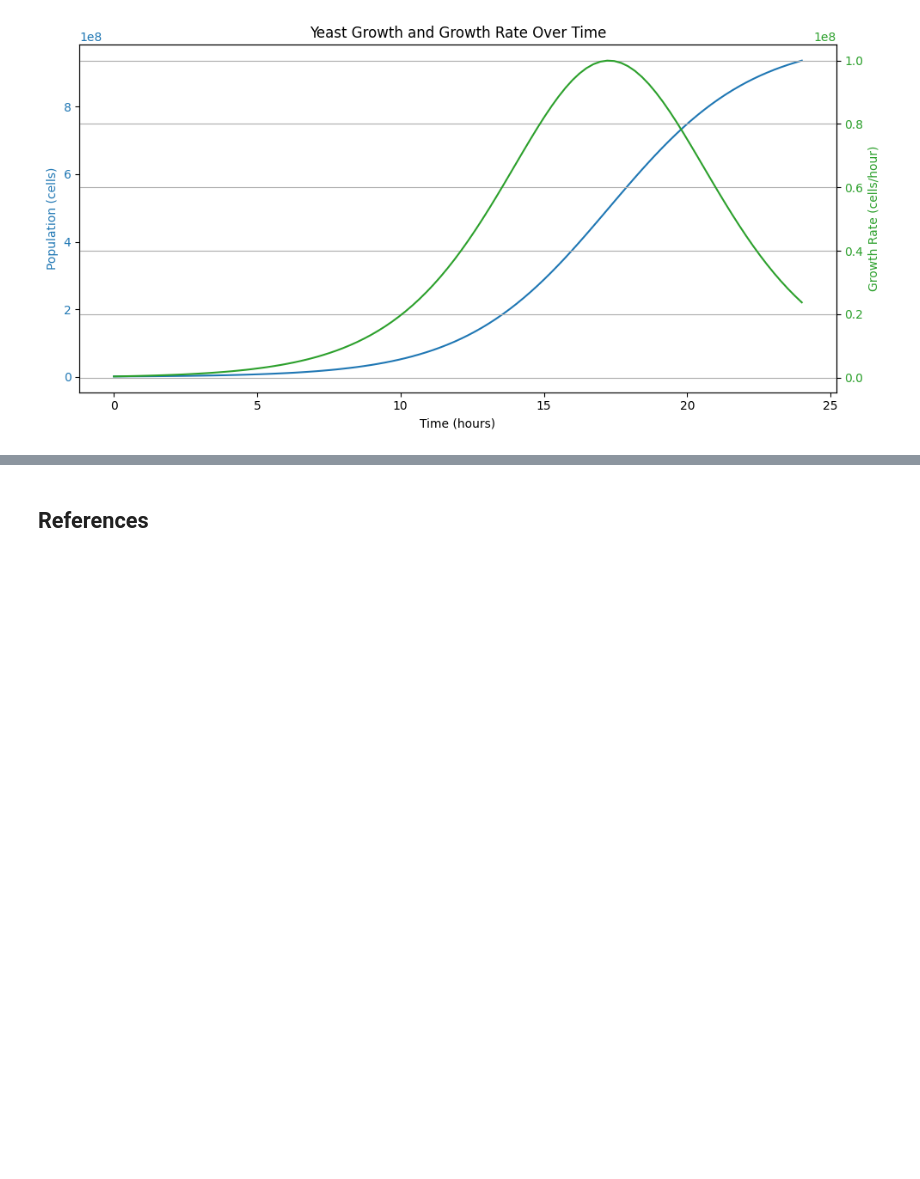
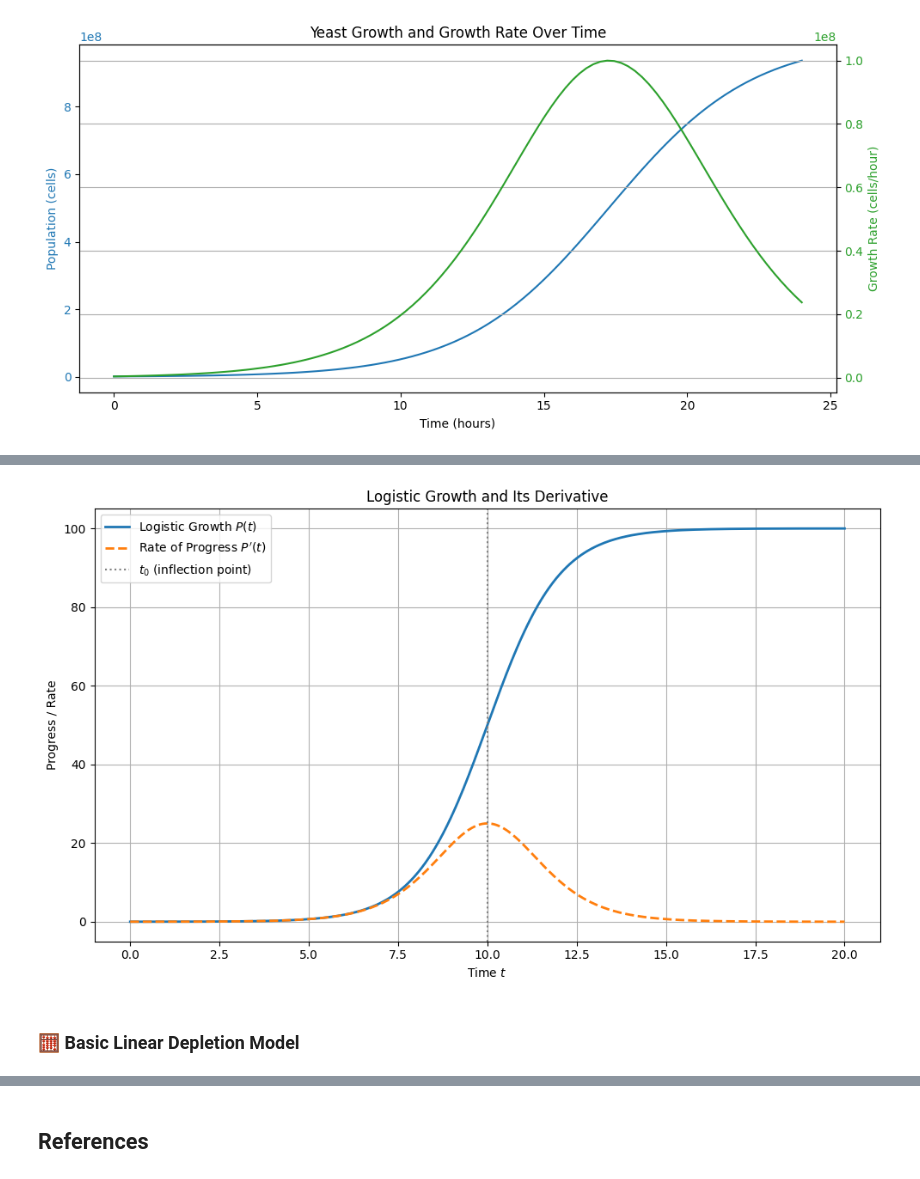
Before and after one commit to dbremont/algorithms, a Jupyter notebook: cm/differential.ipynb, the cells around one changed output, grey strips where cells are left out. Drawn from its saved outputs; the diff is of its cells as text; code cells hidden in the pictures; blank space fills up the shorter version.

```diff
--- a/cm/differential.ipynb
+++ b/cm/differential.ipynb
@@ -131,0 +316,34 @@ plt.show()
+# %%
+import numpy as np
+import matplotlib.pyplot as plt
+
+# Parameters
+L = 100
+k = 1
+t0 = 10
+
+# Time range
+t = np.linspace(0, 20, 400)
+
+# Logistic function
+P = L / (1 + np.exp(-k * (t - t0)))
+
+# Derivative of logistic function
+P_prime = (L * k * np.exp(-k * (t - t0))) / ((1 + np.exp(-k * (t - t0)))**2)
+
+# Plotting
+plt.figure(figsize=(10, 6))
+plt.plot(t, P, label='Logistic Growth $P(t)$', linewidth=2)
+plt.plot(t, P_prime, label="Rate of Progress $P'(t)$", linestyle='--', linewidth=2)
+plt.axvline(t0, color='gray', linestyle=':', label='$t_0$ (inflection point)')
+plt.title('Logistic Growth and Its Derivative')
+plt.xlabel('Time $t$')
+plt.ylabel('Progress / Rate')
+plt.legend()
+plt.grid(True)
+plt.tight_layout()
+plt.show()
+# %% [output]
+[figure, added]
+# %% [markdown]
+###  🧮 Basic Linear Depletion Model
```
Also changed, not shown: parts of 13 cells of this notebook.
